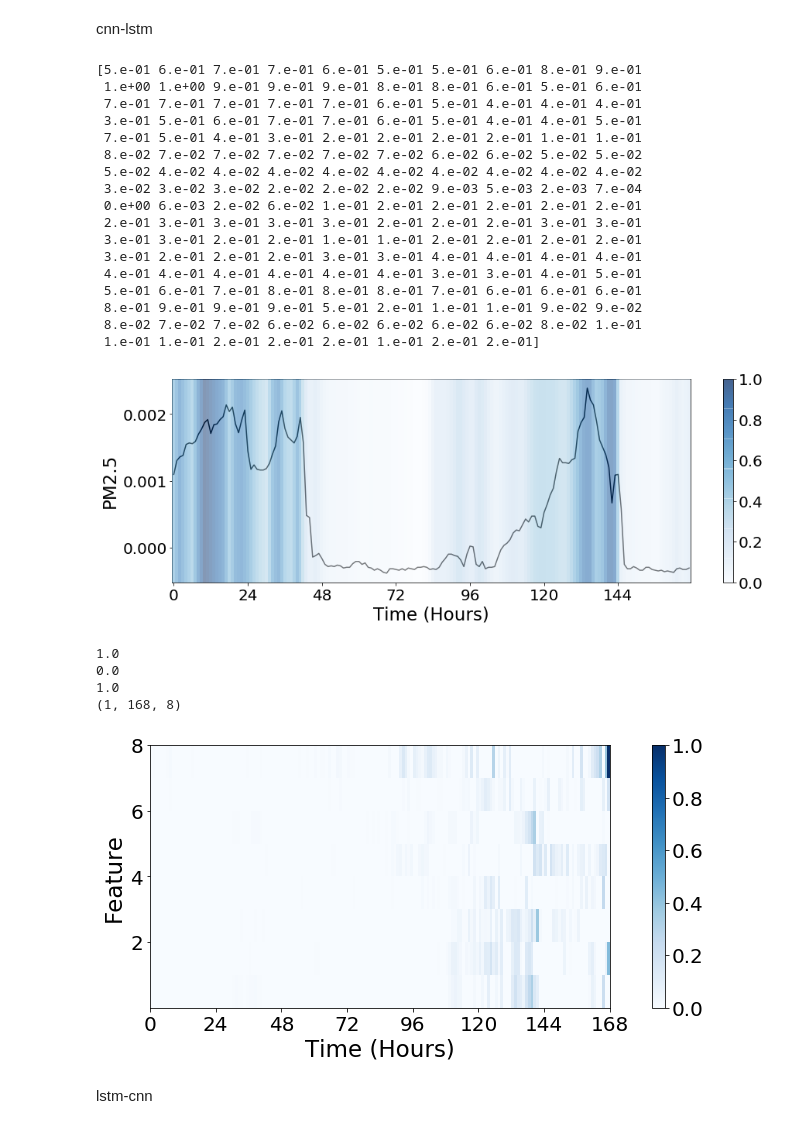
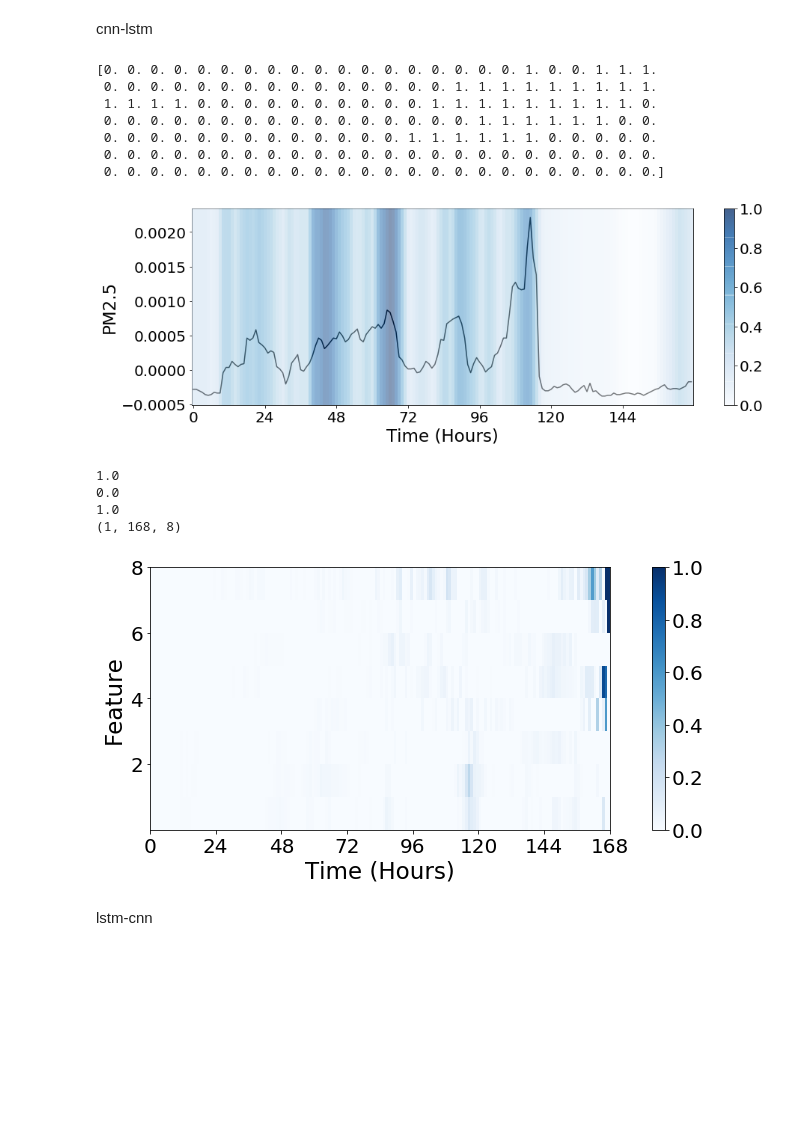
Before and after one commit to ikwak2/hj19_timeseries, a Jupyter notebook: chan/pm2 feature importance (2).ipynb, the cells around one changed output. Saved outputs shown, nothing was run; the diff lists cells and outputs as text; code cells hidden in the pictures; blank space fills up the shorter version.

```diff
--- a/chan/pm2 feature importance (2).ipynb
+++ b/chan/pm2 feature importance (2).ipynb
@@ -214,54 +214,44 @@ import random
 import pylab
 
 X_test=testX.copy()
-id_=24*120
+id_=24*127
 testX_inverse=X_test[id_][:,0]*(np.max(values)-np.min(values))+np.min(values)
 testX_inverse
 
 X_test=testX.copy()
 activation = activation_grad(X_test[id_], model)
 print(activation)
 fig, ax = plt.subplots(1,1, figsize=(15,5))
 ax.set_xticks([0,24,48,72,96,120,144,168])
 
 plt.plot(testX_inverse/100000, 'k')
 #plt.plot(yhat, label='predict')
 #plt.plot(testY, label='true')
 plt.ylabel('PM2.5'); plt.xlabel('Time (Hours)'); #plt.title(pd.to_datetime(test_date[sequence_length+id_]))
 plt.twinx()
 #plt.xticks(a)
 plt.imshow(np.vstack([activation]*120), alpha=0.5, cmap='Blues')
 plt.axis('off');
 plt.colorbar()
 plt.axis('off')
 plt.subplots_adjust(bottom=0.15)
 
 #pylab.pcolor(np.vstack([activation]*120),cmap='jet',alpha=0.35)
 
 #pylab.colorbar()
 
 np.set_printoptions(False)
 
 plt.savefig('png/pm2.5_grad cam_cnn-lstm(1).png', dpi=300)
 # %% [output]
-[5.e-01 6.e-01 7.e-01 7.e-01 6.e-01 5.e-01 5.e-01 6.e-01 8.e-01 9.e-01
- 1.e+00 1.e+00 9.e-01 9.e-01 9.e-01 8.e-01 8.e-01 6.e-01 5.e-01 6.e-01
- 7.e-01 7.e-01 7.e-01 7.e-01 7.e-01 6.e-01 5.e-01 4.e-01 4.e-01 4.e-01
- 3.e-01 5.e-01 6.e-01 7.e-01 7.e-01 6.e-01 5.e-01 4.e-01 4.e-01 5.e-01
- 7.e-01 5.e-01 4.e-01 3.e-01 2.e-01 2.e-01 2.e-01 2.e-01 1.e-01 1.e-01
- 8.e-02 7.e-02 7.e-02 7.e-02 7.e-02 7.e-02 6.e-02 6.e-02 5.e-02 5.e-02
- 5.e-02 4.e-02 4.e-02 4.e-02 4.e-02 4.e-02 4.e-02 4.e-02 4.e-02 4.e-02
- 3.e-02 3.e-02 3.e-02 2.e-02 2.e-02 2.e-02 9.e-03 5.e-03 2.e-03 7.e-04
- 0.e+00 6.e-03 2.e-02 6.e-02 1.e-01 2.e-01 2.e-01 2.e-01 2.e-01 2.e-01
- 2.e-01 3.e-01 3.e-01 3.e-01 3.e-01 2.e-01 2.e-01 2.e-01 3.e-01 3.e-01
- 3.e-01 3.e-01 2.e-01 2.e-01 1.e-01 1.e-01 2.e-01 2.e-01 2.e-01 2.e-01
- 3.e-01 2.e-01 2.e-01 2.e-01 3.e-01 3.e-01 4.e-01 4.e-01 4.e-01 4.e-01
- 4.e-01 4.e-01 4.e-01 4.e-01 4.e-01 4.e-01 3.e-01 3.e-01 4.e-01 5.e-01
- 5.e-01 6.e-01 7.e-01 8.e-01 8.e-01 8.e-01 7.e-01 6.e-01 6.e-01 6.e-01
- 8.e-01 9.e-01 9.e-01 9.e-01 5.e-01 2.e-01 1.e-01 1.e-01 9.e-02 9.e-02
- 8.e-02 7.e-02 7.e-02 6.e-02 6.e-02 6.e-02 6.e-02 6.e-02 8.e-02 1.e-01
- 1.e-01 1.e-01 2.e-01 2.e-01 2.e-01 1.e-01 2.e-01 2.e-01]
+[0. 0. 0. 0. 0. 0. 0. 0. 0. 0. 0. 0. 0. 0. 0. 0. 0. 0. 1. 0. 0. 1. 1. 1.
+ 0. 0. 0. 0. 0. 0. 0. 0. 0. 0. 0. 0. 0. 0. 0. 1. 1. 1. 1. 1. 1. 1. 1. 1.
+ 1. 1. 1. 1. 0. 0. 0. 0. 0. 0. 0. 0. 0. 0. 1. 1. 1. 1. 1. 1. 1. 1. 1. 0.
+ 0. 0. 0. 0. 0. 0. 0. 0. 0. 0. 0. 0. 0. 0. 0. 0. 1. 1. 1. 1. 1. 1. 0. 0.
+ 0. 0. 0. 0. 0. 0. 0. 0. 0. 0. 0. 0. 0. 1. 1. 1. 1. 1. 1. 0. 0. 0. 0. 0.
+ 0. 0. 0. 0. 0. 0. 0. 0. 0. 0. 0. 0. 0. 0. 0. 0. 0. 0. 0. 0. 0. 0. 0. 0.
+ 0. 0. 0. 0. 0. 0. 0. 0. 0. 0. 0. 0. 0. 0. 0. 0. 0. 0. 0. 0. 0. 0. 0. 0.]
-[figure, old version]
+[figure, new version]
 # %%
 import matplotlib.pyplot as plt
 import numpy as np
@@ -314,7 +304,7 @@ plt.savefig('png/pm2.5_feature importance_cnn-lstm(1).png', dpi=300)
 0.0
 1.0
 (1, 168, 8)
-[figure, old version]
+[figure, new version]
 # %% [markdown]
 lstm-cnn
 # %%
```
Also changed, not shown: parts of 3 cells of this notebook, 15 other files.
